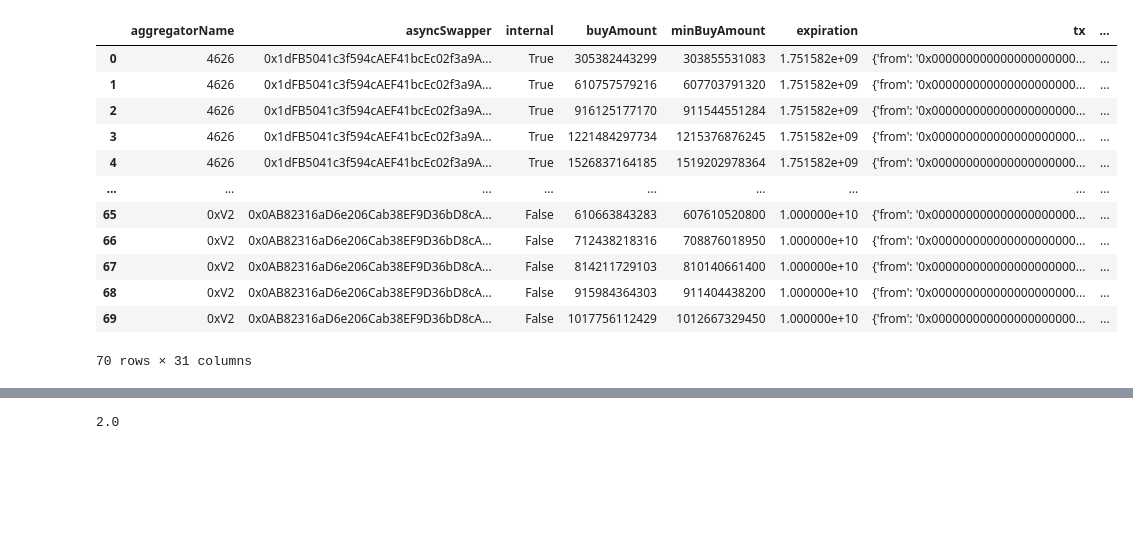
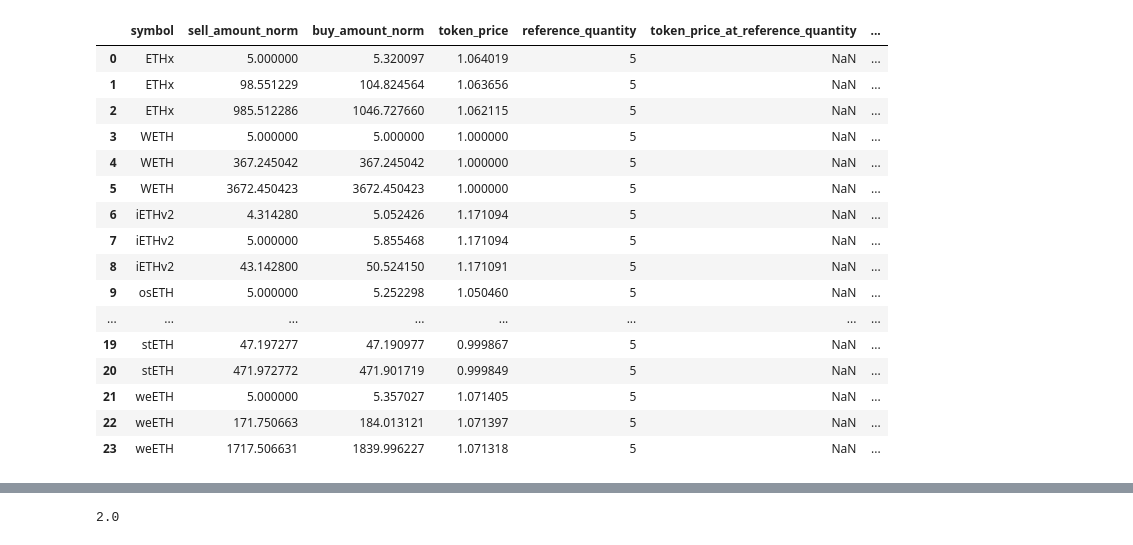
Before and after one commit to Tokemak/v2-rebalance-dashboard, a Jupyter notebook: mainnet_launch/data_fetching/quotes/quotes_notebook.ipynb, the cells around one changed output, grey strips where cells are left out. Saved outputs shown, nothing was run; the diff lists cells and outputs as text; code cells hidden in the pictures; blank space fills up the shorter version.

```diff
--- a/mainnet_launch/data_fetching/quotes/quotes_notebook.ipynb
+++ b/mainnet_launch/data_fetching/quotes/quotes_notebook.ipynb
@@ -5,14 +5,13 @@ import pandas as pd
 import plotly.io as pio
 import glob
 
+from mainnet_launch.pages.exit_liquidity.estimate_exit_liquidity_from_quotes import (
+    fetch_and_render_exit_liquidity_from_quotes,
+)
+from mainnet_launch.constants import AUTO_ETH
 
 pio.templates.default = None
 
-pattern = "local_quote_data/autoUSD_*.csv"
-files_with_glob = glob.glob(pattern)
-print("With glob:", files_with_glob)
-
-df = pd.read_csv(files_with_glob[0])
-slippage_df = pd.read_csv(files_with_glob[1])
-df
+quote_df, slippage_df2 = fetch_and_render_exit_liquidity_from_quotes(AUTO_ETH, None, None)
+slippage_df2
 # %% [output]
@@ -20,13 +19,17 @@ With glob: ['local_quote_data/autoUSD_quotes_1751581754.csv', 'local_quote_data/
-|  | aggregatorName | asyncSwapper | internal | buyAmount | minBuyAmount | expiration | tx | ... |
-| 0 | 4626 | 0x1dFB5041c3f594cAEF41bcEc02f3a9A... | True | 305382443299 | 303855531083 | 1.751582e+09 | {'from': '0x000000000000000000000... | ... |
-| 1 | 4626 | 0x1dFB5041c3f594cAEF41bcEc02f3a9A... | True | 610757579216 | 607703791320 | 1.751582e+09 | {'from': '0x000000000000000000000... | ... |
-| 2 | 4626 | 0x1dFB5041c3f594cAEF41bcEc02f3a9A... | True | 916125177170 | 911544551284 | 1.751582e+09 | {'from': '0x000000000000000000000... | ... |
-| 3 | 4626 | 0x1dFB5041c3f594cAEF41bcEc02f3a9A... | True | 1221484297734 | 1215376876245 | 1.751582e+09 | {'from': '0x000000000000000000000... | ... |
-| 4 | 4626 | 0x1dFB5041c3f594cAEF41bcEc02f3a9A... | True | 1526837164185 | 1519202978364 | 1.751582e+09 | {'from': '0x000000000000000000000... | ... |
-| ... | ... | ... | ... | ... | ... | ... | ... | ... |
-| 65 | 0xV2 | 0x0AB82316aD6e206Cab38EF9D36bD8cA... | False | 610663843283 | 607610520800 | 1.000000e+10 | {'from': '0x000000000000000000000... | ... |
-| 66 | 0xV2 | 0x0AB82316aD6e206Cab38EF9D36bD8cA... | False | 712438218316 | 708876018950 | 1.000000e+10 | {'from': '0x000000000000000000000... | ... |
-| 67 | 0xV2 | 0x0AB82316aD6e206Cab38EF9D36bD8cA... | False | 814211729103 | 810140661400 | 1.000000e+10 | {'from': '0x000000000000000000000... | ... |
-| 68 | 0xV2 | 0x0AB82316aD6e206Cab38EF9D36bD8cA... | False | 915984364303 | 911404438200 | 1.000000e+10 | {'from': '0x000000000000000000000... | ... |
-| 69 | 0xV2 | 0x0AB82316aD6e206Cab38EF9D36bD8cA... | False | 1017756112429 | 1012667329450 | 1.000000e+10 | {'from': '0x000000000000000000000... | ... |
+|  | symbol | sell_amount_norm | buy_amount_norm | token_price | reference_quantity | token_price_at_reference_quantity | ... |
+| 0 | ETHx | 5.000000 | 5.320097 | 1.064019 | 5 | NaN | ... |
+| 1 | ETHx | 98.551229 | 104.824564 | 1.063656 | 5 | NaN | ... |
+| 2 | ETHx | 985.512286 | 1046.727660 | 1.062115 | 5 | NaN | ... |
+| 3 | WETH | 5.000000 | 5.000000 | 1.000000 | 5 | NaN | ... |
+| 4 | WETH | 367.245042 | 367.245042 | 1.000000 | 5 | NaN | ... |
+| 5 | WETH | 3672.450423 | 3672.450423 | 1.000000 | 5 | NaN | ... |
+| 6 | iETHv2 | 4.314280 | 5.052426 | 1.171094 | 5 | NaN | ... |
+| 7 | iETHv2 | 5.000000 | 5.855468 | 1.171094 | 5 | NaN | ... |
+| 8 | iETHv2 | 43.142800 | 50.524150 | 1.171091 | 5 | NaN | ... |
+| 9 | osETH | 5.000000 | 5.252298 | 1.050460 | 5 | NaN | ... |
+| ... | ... | ... | ... | ... | ... | ... | ... |
+| 19 | stETH | 47.197277 | 47.190977 | 0.999867 | 5 | NaN | ... |
+| 20 | stETH | 471.972772 | 471.901719 | 0.999849 | 5 | NaN | ... |
+| 21 | weETH | 5.000000 | 5.357027 | 1.071405 | 5 | NaN | ... |
+| 22 | weETH | 171.750663 | 184.013121 | 1.071397 | 5 | NaN | ... |
+| 23 | weETH | 1717.506631 | 1839.996227 | 1.071318 | 5 | NaN | ... |
-70 rows × 31 columns
```
Also changed, not shown: parts of 5 cells of this notebook, 4 other files.
